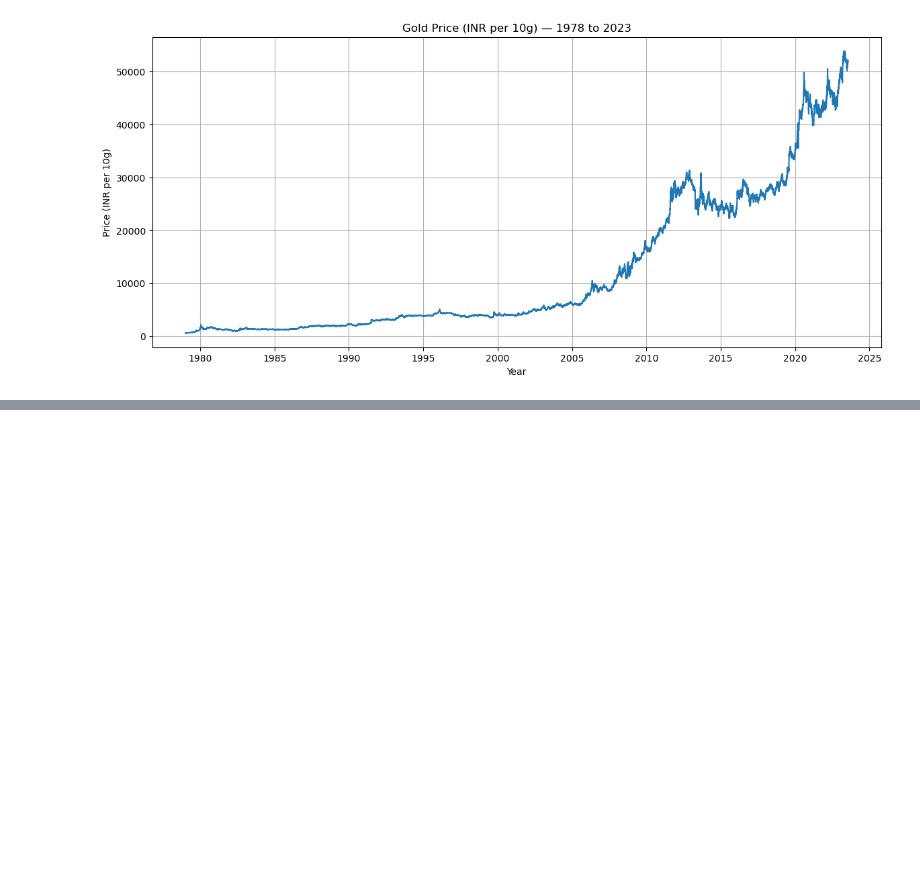
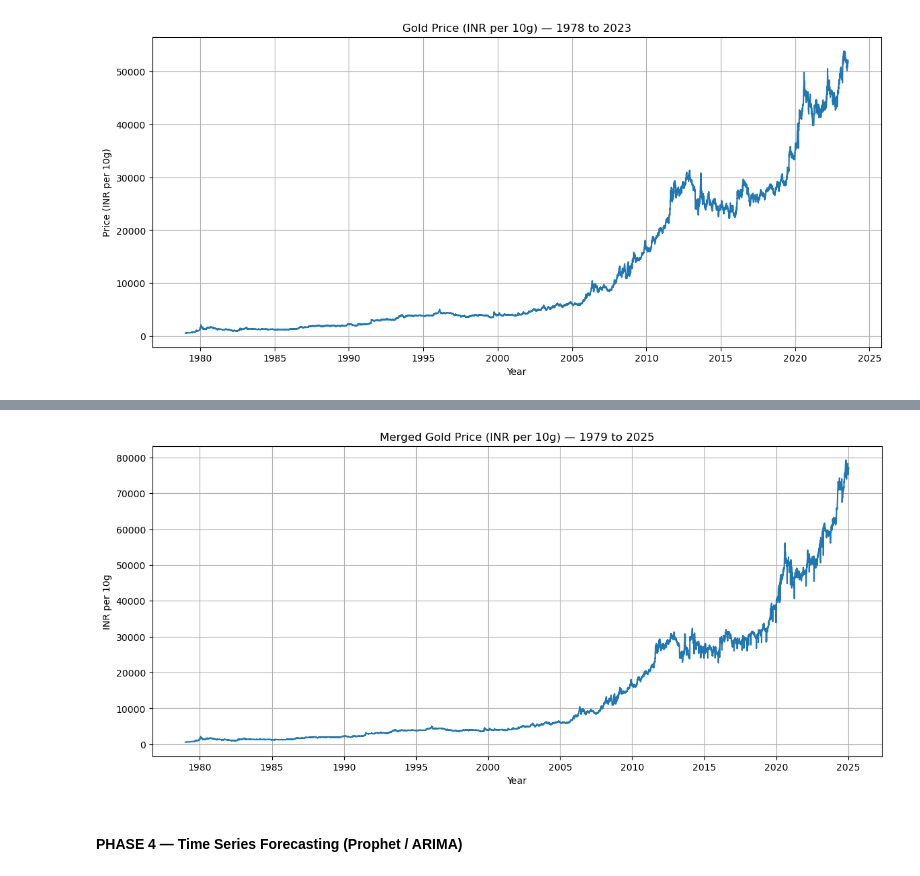
Before and after one commit to Ritesh-456/gold-price-ltv-analysis, a Jupyter notebook: gold_ltv_analysis.ipynb, the cells around one changed output, grey strips where cells are left out. Drawn from its saved outputs; the diff is of its cells as text; code cells hidden in the pictures; blank space fills up the shorter version.

Commit message:
completed phase 3 of merging both dataset 1 and dataset2/daily.csv

```diff
--- a/gold_ltv_analysis.ipynb
+++ b/gold_ltv_analysis.ipynb
@@ -158,0 +177,5 @@ plt.show()
+# %%
+# Keep only Date and INR_per_10g columns
+df3_clean = df_inr[['Date', 'INR_per_10g']].copy()
+df3_clean = df3_clean.rename(columns={'INR_per_10g': 'Price_10g'})
+df3_clean.head()
@@ -158,0 +189,5 @@ plt.show()
+# %%
+# Merge both datasets using an outer join
+merged = pd.merge(df3_clean, df1_clean, on='Date', how='outer', suffixes=('_hist', '_mcx'))
+
+merged.head(20)
@@ -158,0 +212,20 @@ plt.show()
+# %%
+merged['Gold_Price'] = merged['Price_10g_mcx'].combine_first(merged['Price_10g_hist'])
+# %%
+# Sort by date
+merged = merged.sort_values('Date').reset_index(drop=True)
+
+# Forward-fill missing values
+merged['Gold_Price'] = merged['Gold_Price'].fillna(method='ffill')
+# %%
+plt.figure(figsize=(14,6))
+plt.plot(merged['Date'], merged['Gold_Price'])
+plt.title("Merged Gold Price (INR per 10g) — 1979 to 2025")
+plt.xlabel("Year")
+plt.ylabel("INR per 10g")
+plt.grid(True)
+plt.show()
+# %% [output]
+[figure, added]
+# %% [markdown]
+#### PHASE 4 — Time Series Forecasting (Prophet / ARIMA)
```
Also changed, not shown: parts of 6 cells of this notebook.
